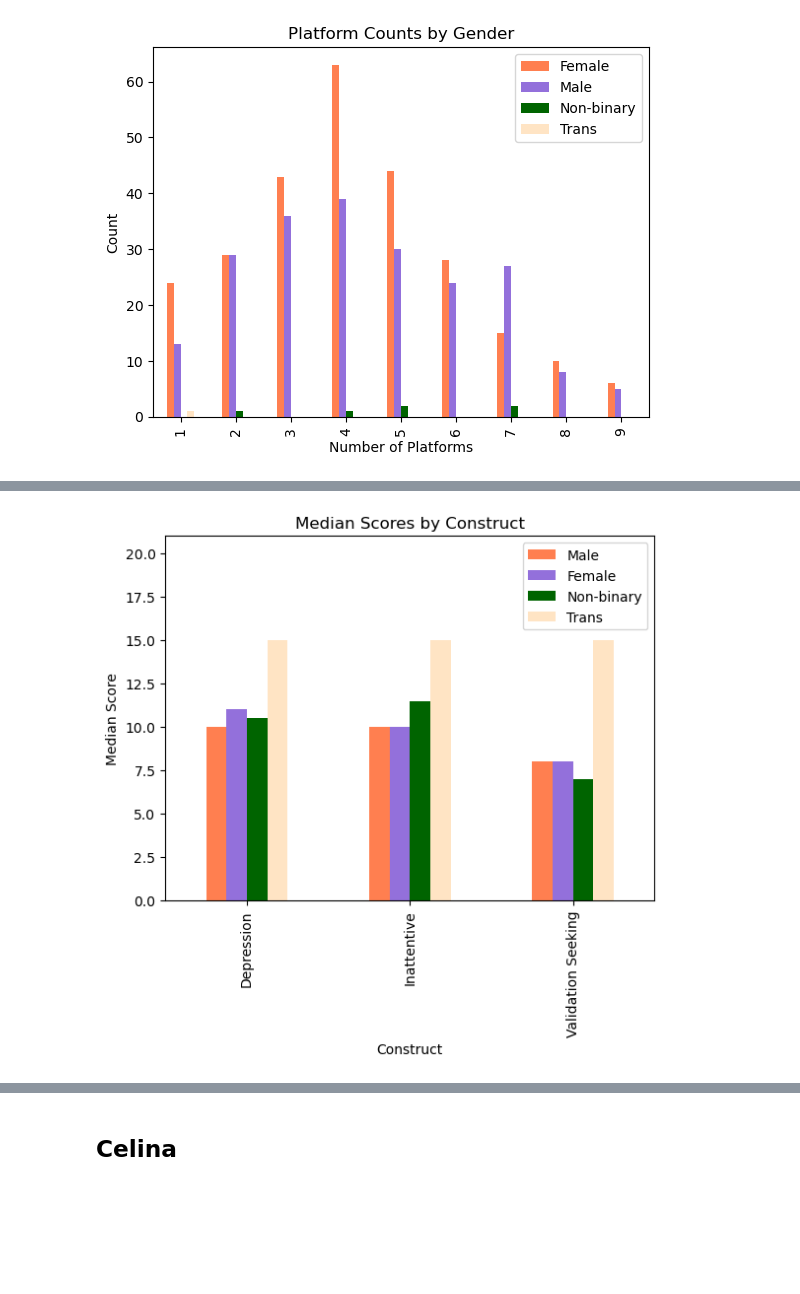
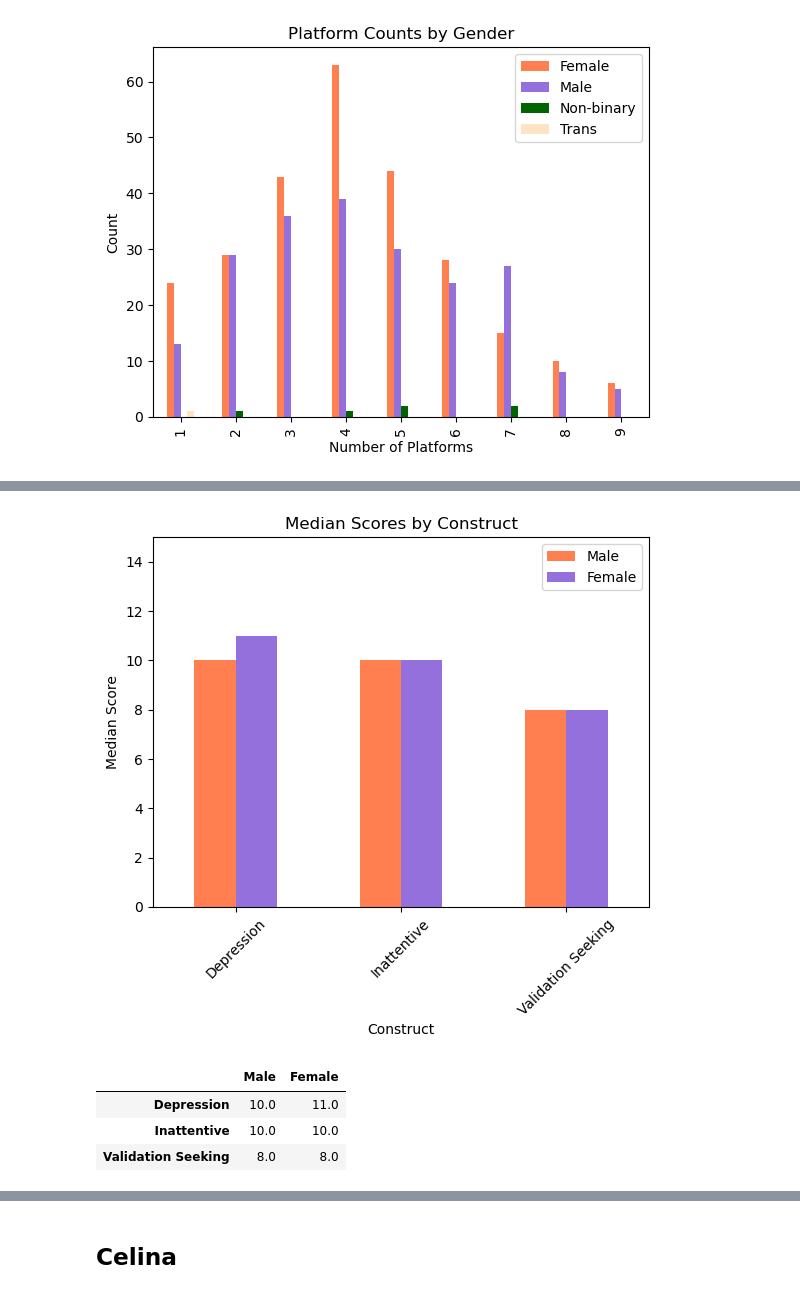
Before and after one commit to virgowolf/social_media_mental_health, a Jupyter notebook: analysis_all.ipynb, the cells around one changed output, grey strips where cells are left out. Drawn from its saved outputs; the diff is of its cells as text; code cells hidden in the pictures; blank space fills up the shorter version.

```diff
--- a/analysis_all.ipynb
+++ b/analysis_all.ipynb
@@ -302,10 +296,16 @@ plt.show()
 # %%
 gender_construct_df=pd.DataFrame({"Male":data_df[data_df["gender"]=="Male"][["depression_construct","inattentive_construct","valid_seek_construct"]].median(numeric_only=True),
-                        "Female":data_df[data_df["gender"]=="Female"][["depression_construct","inattentive_construct","valid_seek_construct"]].median(numeric_only=True),
-                        "Non-binary":data_df[data_df["gender"]=="Non-binary"][["depression_construct","inattentive_construct","valid_seek_construct"]].median(numeric_only=True),
-                        "Trans":data_df[data_df["gender"]=="Trans"][["depression_construct","inattentive_construct","valid_seek_construct"]].median(numeric_only=True)})
+                        "Female":data_df[data_df["gender"]=="Female"][["depression_construct","inattentive_construct","valid_seek_construct"]].median(numeric_only=True)})
 gender_construct_df=gender_construct_df.rename(index={"depression_construct":"Depression","inattentive_construct":"Inattentive","valid_seek_construct":"Validation Seeking"})
-gender_construct_df.plot.bar(color=["coral","mediumpurple","darkgreen","bisque"],xlabel="Construct",ylabel="Median Score",title="Median Scores by Construct",ylim=(0,21))
+gender_construct_df.plot.bar(color=["coral","mediumpurple"],xlabel="Construct",ylabel="Median Score",title="Median Scores by Construct",ylim=(0,15),rot=45)
+plt.savefig("output/mj_construct_scores_by_gender.png",bbox_inches="tight")
 plt.show()
 # %% [output]
-[figure, old version]
+[figure, new version]
+# %%
+gender_construct_df
+# %% [output]
+|  | Male | Female |
+| Depression | 10.0 | 11.0 |
+| Inattentive | 10.0 | 10.0 |
+| Validation Seeking | 8.0 | 8.0 |
```
Also changed, not shown: parts of 6 cells of this notebook, 6 other files.
